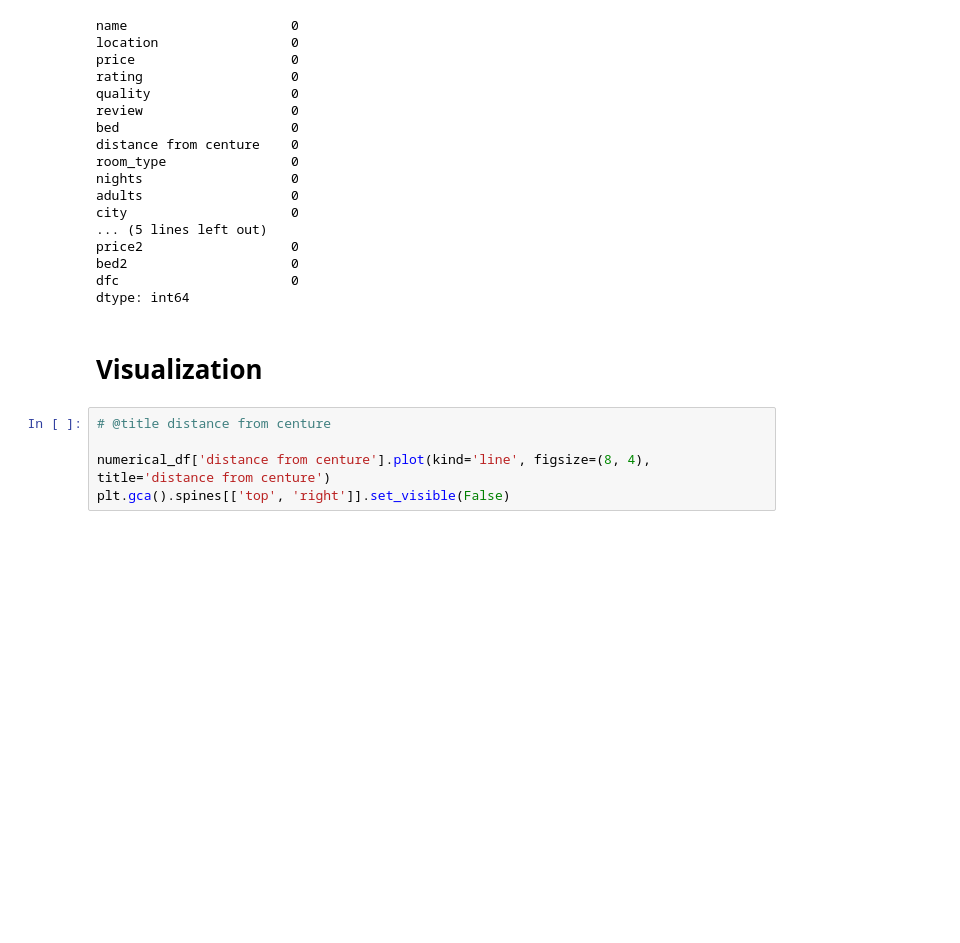
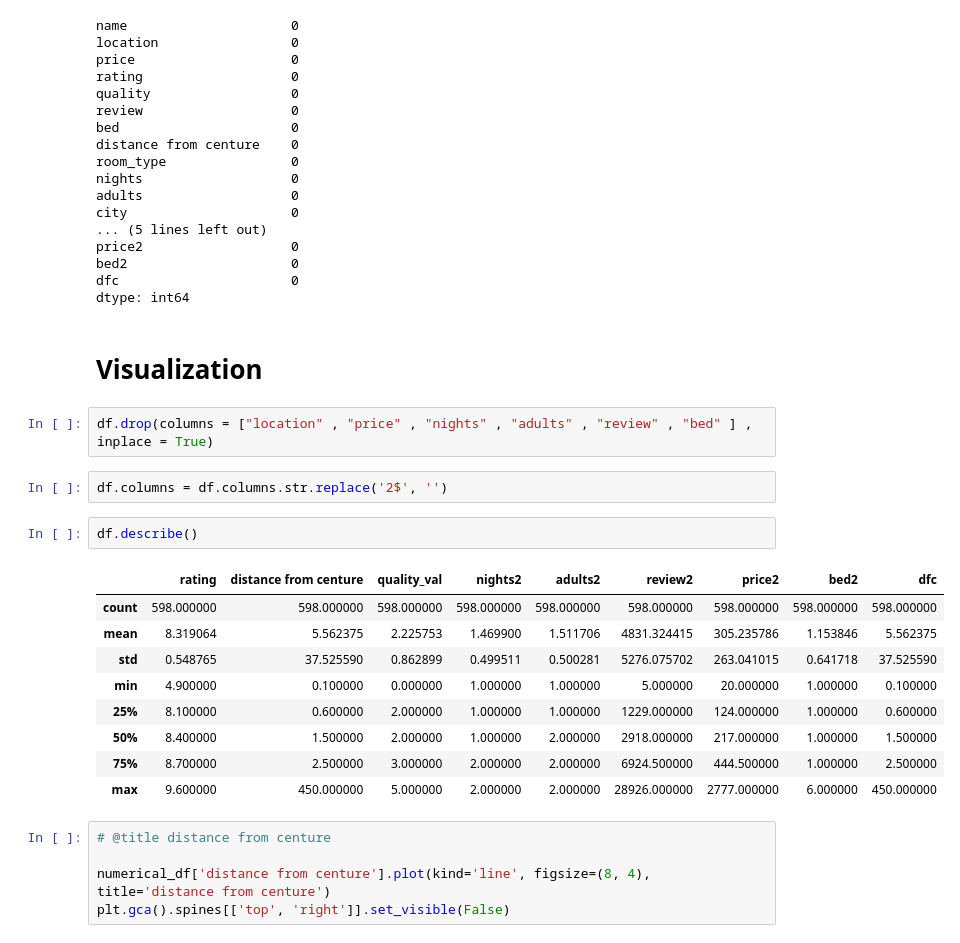
Before and after one commit to amirmfarzane/Data-Science-Course-Projects, a Jupyter notebook: P1/analysis.ipynb, the cells around one changed output. Saved outputs shown, nothing was run; the diff lists cells and outputs as text; blank space fills up the shorter version.

```diff
--- a/P1/analysis.ipynb
+++ b/P1/analysis.ipynb
@@ -107,6 +145,22 @@ dfc                      0
 dtype: int64
 # %% [markdown]
 # Visualization
+# %%
+df.drop(columns = ["location" , "price" , "nights" , "adults" , "review" , "bed" ] , inplace = True)
+# %%
+df.columns = df.columns.str.replace('2$', '')
+# %%
+df.describe()
+# %% [output]
+|  | rating | distance from centure | quality_val | nights2 | adults2 | review2 | price2 | bed2 | dfc |
+| count | 598.000000 | 598.000000 | 598.000000 | 598.000000 | 598.000000 | 598.000000 | 598.000000 | 598.000000 | 598.000000 |
+| mean | 8.319064 | 5.562375 | 2.225753 | 1.469900 | 1.511706 | 4831.324415 | 305.235786 | 1.153846 | 5.562375 |
+| std | 0.548765 | 37.525590 | 0.862899 | 0.499511 | 0.500281 | 5276.075702 | 263.041015 | 0.641718 | 37.525590 |
+| min | 4.900000 | 0.100000 | 0.000000 | 1.000000 | 1.000000 | 5.000000 | 20.000000 | 1.000000 | 0.100000 |
+| 25% | 8.100000 | 0.600000 | 2.000000 | 1.000000 | 1.000000 | 1229.000000 | 124.000000 | 1.000000 | 0.600000 |
+| 50% | 8.400000 | 1.500000 | 2.000000 | 1.000000 | 2.000000 | 2918.000000 | 217.000000 | 1.000000 | 1.500000 |
+| 75% | 8.700000 | 2.500000 | 3.000000 | 2.000000 | 2.000000 | 6924.500000 | 444.500000 | 1.000000 | 2.500000 |
+| max | 9.600000 | 450.000000 | 5.000000 | 2.000000 | 2.000000 | 28926.000000 | 2777.000000 | 6.000000 | 450.000000 |
 # %%
 # @title distance from centure
 
```
Also changed, not shown: parts of 4 cells of this notebook.
